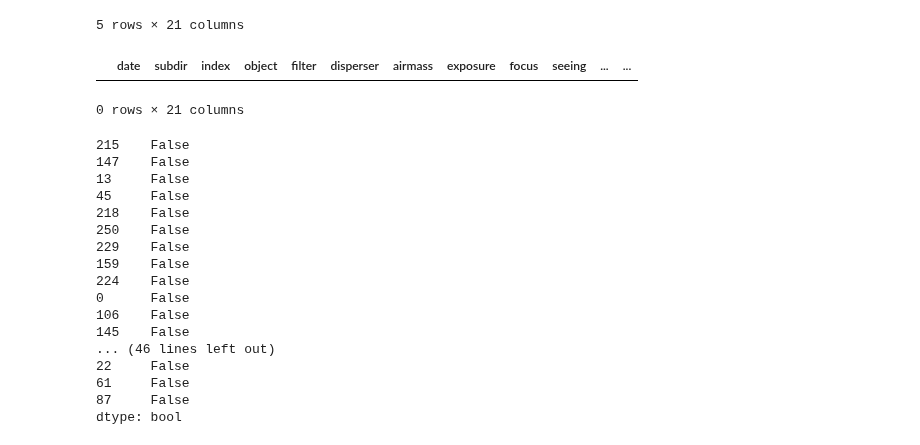
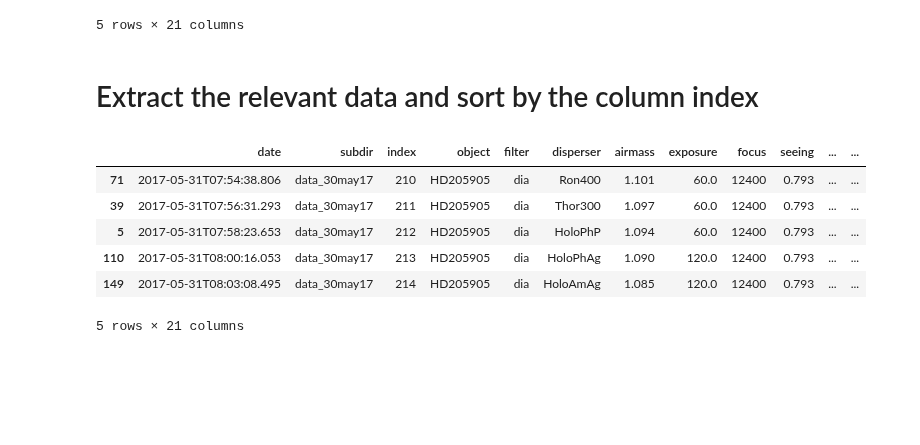
Before and after one commit to sylvielsstfr/SpectractorAnaAtm, a Jupyter notebook: ana_30may17/Run_Spectractor.ipynb, the cells around one changed output. Cells and saved outputs as stored; diff of their text form; code cells hidden in the pictures; blank space fills up the shorter version.

```diff
--- a/ana_30may17/Run_Spectractor.ipynb
+++ b/ana_30may17/Run_Spectractor.ipynb
@@ -66,3 +78,14 @@ subdir=os.path.basename(inputdir)
+# %%
+inputdir="/sps/lsst/data/AtmosphericCalibration/CTIODataJune2017_reduced_RG715_v2/data_30may17"
+MIN_IMGNUMBER=208
+MAX_IMGNUMBER=284
+date="20170530"
+object_name='HD205905'
+tag = "reduc"
+SelectTagRe='^%s_%s_([0-9]+).fits$' % (tag,date) # regular expression to select the file
+SearchTagRe='^%s_%s_[0-9]+.fits$' % (tag,date)
+NBIMGPERROW=2
+subdir=os.path.basename(inputdir)
 # %% [markdown]
 # Output directory
 # %%
@@ -94,30 +117,17 @@ df.head()
 | 45 | 2017-05-30T21:19:11.234 | data_30may17 | 4 | bias | RG715 | Ron400 | 1.181 | 0.0 | 12650 | 1.724 | ... | ... |
 | 218 | 2017-05-30T21:19:54.772 | data_30may17 | 5 | bias | RG715 | Ron400 | 1.181 | 0.0 | 12650 | 1.724 | ... | ... |
 5 rows × 21 columns
+# %% [markdown]
+# Extract the relevant data and sort by the column index
 # %%
-all_obs=df.loc[((df["subdir"]==subdir) & (df["object"]==object_name)),:]
+all_obs=df.loc[(df["subdir"]==subdir) & (df["object"]==object_name),:].sort_values(by=['index'])
 # %%
-all_obs
+all_obs.head()
 # %% [output]
 |  | date | subdir | index | object | filter | disperser | airmass | exposure | focus | seeing | ... | ... |
+| 71 | 2017-05-31T07:54:38.806 | data_30may17 | 210 | HD205905 | dia | Ron400 | 1.101 | 60.0 | 12400 | 0.793 | ... | ... |
+| 39 | 2017-05-31T07:56:31.293 | data_30may17 | 211 | HD205905 | dia | Thor300 | 1.097 | 60.0 | 12400 | 0.793 | ... | ... |
+| 5 | 2017-05-31T07:58:23.653 | data_30may17 | 212 | HD205905 | dia | HoloPhP | 1.094 | 60.0 | 12400 | 0.793 | ... | ... |
+| 110 | 2017-05-31T08:00:16.053 | data_30may17 | 213 | HD205905 | dia | HoloPhAg | 1.090 | 120.0 | 12400 | 0.793 | ... | ... |
+| 149 | 2017-05-31T08:03:08.495 | data_30may17 | 214 | HD205905 | dia | HoloAmAg | 1.085 | 120.0 | 12400 | 0.793 | ... | ... |
-0 rows × 21 columns
+5 rows × 21 columns
-# %%
-(df["subdir"]==subdir) & (df["object"]==object_name)
-# %% [output]
-215    False
-147    False
-13     False
-45     False
-218    False
-250    False
-229    False
-159    False
-224    False
-0      False
-106    False
-145    False
-... (46 lines left out)
-22     False
-61     False
-87     False
-dtype: bool
```
Also changed, not shown: parts of 16 cells of this notebook.
